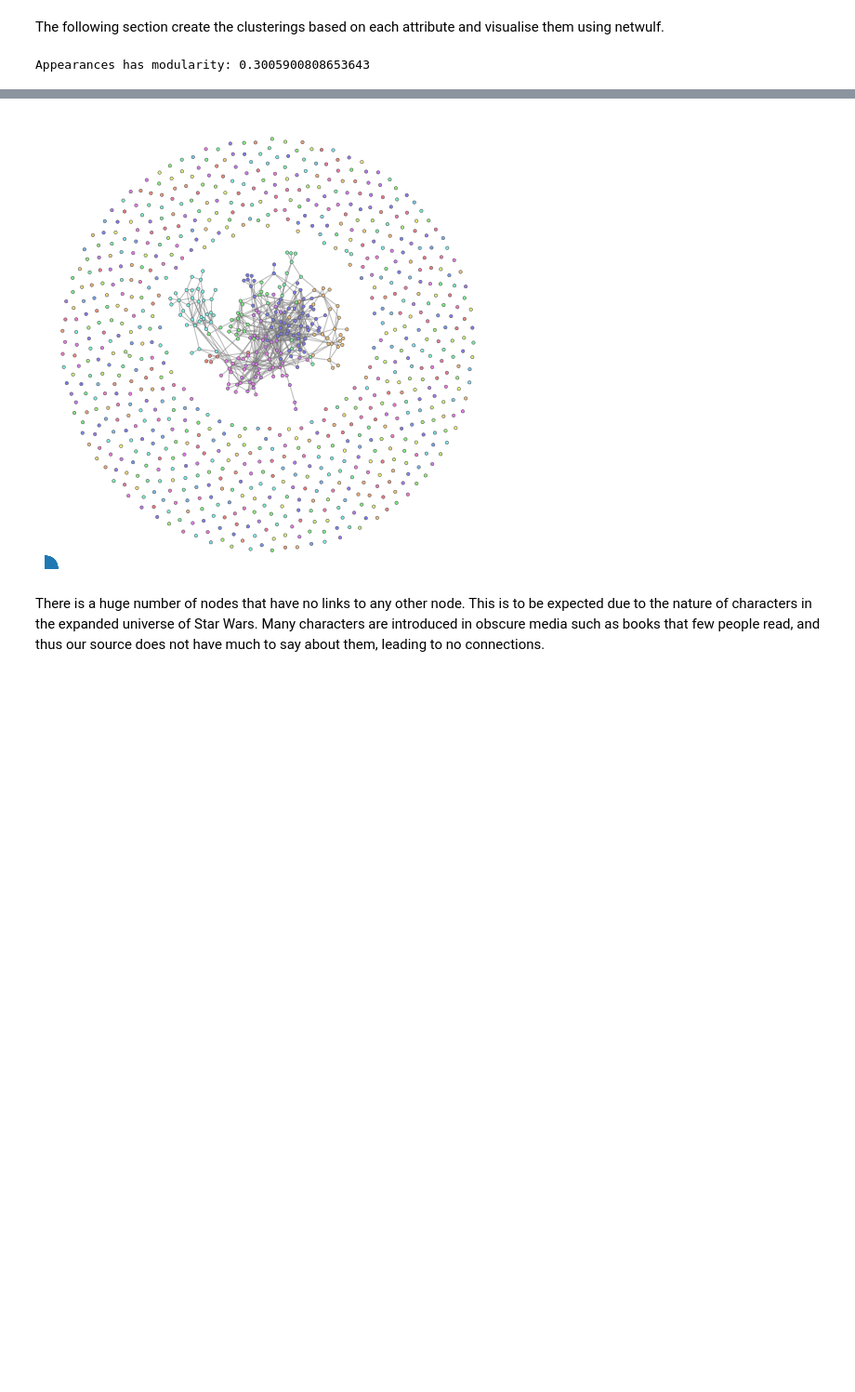
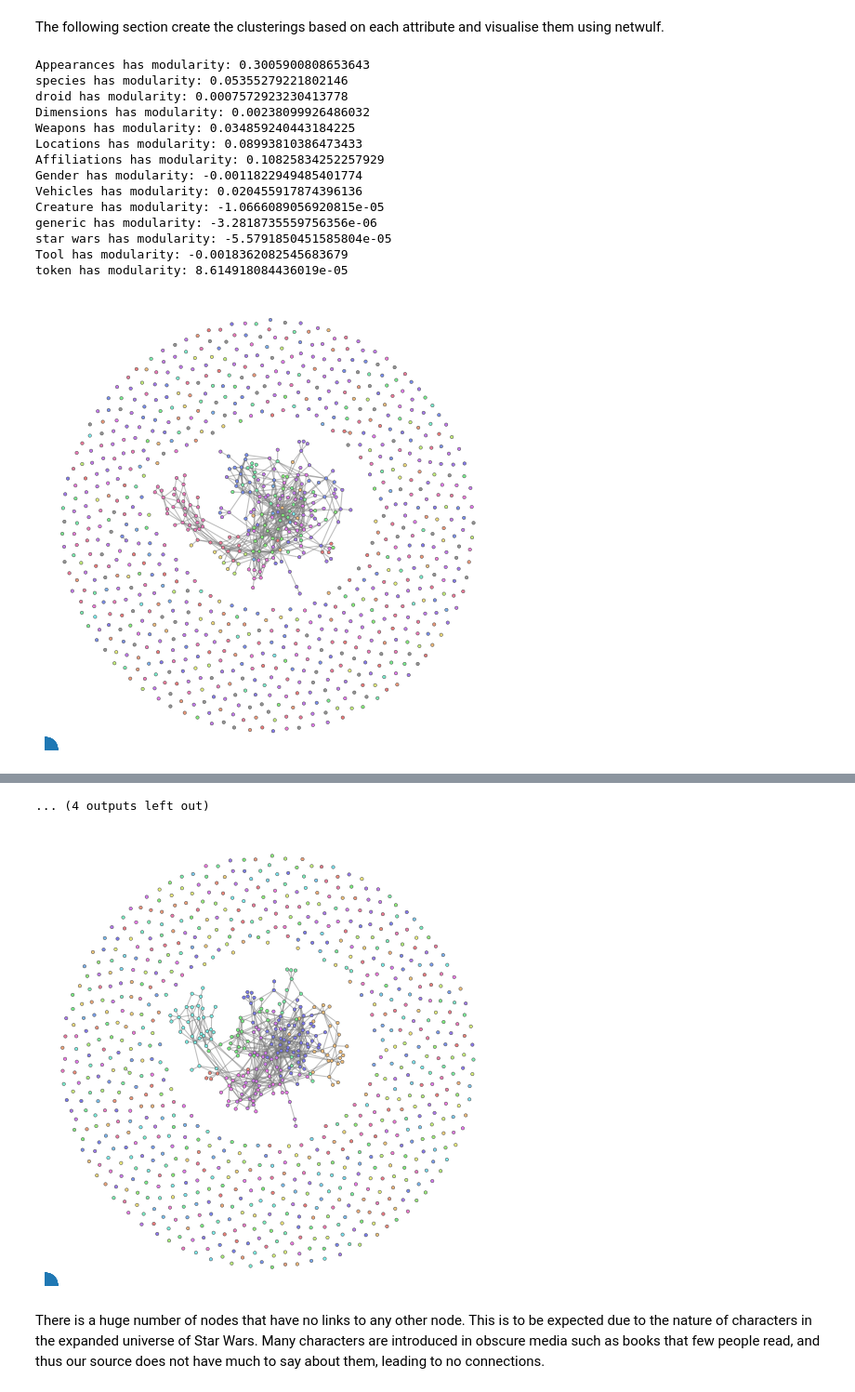
Before and after one commit to FabianScott/ComSoc, a Jupyter notebook: ProjectA/Visualise_graph.ipynb, the cells around one changed output, grey strips where cells are left out. Shown at 93% size. Cells and saved outputs as stored; diff of their text form; code cells hidden in the pictures; blank space fills up the shorter version.

```diff
--- a/ProjectA/Visualise_graph.ipynb
+++ b/ProjectA/Visualise_graph.ipynb
@@ -52,7 +52,7 @@ def generate_colors(n):
 
     return colors
 
-def graph_with_grouping(properties_dict, attribute, properties_list, Graph, return_communities=False):
+def graph_with_grouping(properties_dict, attribute, properties_list, Graph, return_communities=False, return_dict=False):
     """
     Given the dictionay of properties and the property/attribute
     of interest, along with the list of properties ordered by
@@ -70,6 +70,7 @@ def graph_with_grouping(properties_dict, attribute, properties_list, Graph, retu
     possible_values = properties_dict[attribute]
     colors_avail = generate_colors(len(possible_values))
     color_dict = {key: value for key, value in zip(possible_values, colors_avail)}
+    color_dict['None'] = (150, 150, 150)
     color_list = []
     communities = defaultdict(return_list)
 
@@ -87,13 +88,14 @@ def graph_with_grouping(properties_dict, attribute, properties_list, Graph, retu
     # zip it up into a dictionary and set it as node attribute
     dictionaryColor = dict(zip(list(Graph.nodes), color_list))
     nx.set_node_attributes(Graph, dictionaryColor, 'group')
-
+    communities = [val for val in communities.values()]
+    if return_dict:
+        return Graph, communities, color_dict
     if return_communities:
-        communities = [val for val in communities.values()]
         return Graph, communities
     return Graph
 
-def graph_with_louvain(Graph, communities):
+def graph_with_louvain(Graph, communities, return_dict=False):
     """
     Given the dictionay of properties and the property/attribute
     of interest, along with the list of properties ordered by
@@ -126,6 +128,8 @@ def graph_with_louvain(Graph, communities):
     dictionaryColor = dict(zip(list(Graph.nodes), color_list))
     nx.set_node_attributes(Graph, dictionaryColor, 'group')
 
+    if return_dict:
+        return Graph, color_dict
     return Graph
 
 def modularity(G, communities):
@@ -139,12 +143,39 @@ def modularity(G, communities):
 # %% [markdown]
 The following section create the clusterings based on each attribute and visualise them using netwulf.
 # %%
+import matplotlib.patches as mpatches
+
+color_dicts, modularities = [], []
 for attribute in properties_dict.keys():
-    G1, communities = graph_with_grouping(properties_dict, attribute, properties_list, G, return_communities=True)
+    G1, communities, color_dict = graph_with_grouping(properties_dict, attribute, properties_list, G, return_dict=True)
     network, config = nw.visualize(G1, config={'zoom':0.73, 'node charge':-15, 'node gravity': 0.7, 'post to python': True})
     nx.draw(G1)
     # nw.save(f"Graph_{attribute}.json", network, config, G1)
+    legendFig = plt.figure("Legend plot")
+    handles = [mpatches.Patch(color=np.array(val)/255, label=key) for key, val in color_dict.items()]
+    # plt.legend(handles=handles)
+    legendFig.legend(handles=handles)
+    legendFig.savefig(f'legend_{attribute}.png')
+    plt.tight_layout()
     plt.savefig(f"Graph_{attribute}.png")
-    print(f"{attribute} has modularity: {modularity(G1, communities)}")
+    modul = modularity(G1, communities)
+    print(f"{attribute} has modularity: {modul}")
+    # print(color_dict)
+    modularities.append(modul)
+    color_dicts.append(color_dict)
 # %% [output]
 Appearances has modularity: 0.3005900808653643
+species has modularity: 0.05355279221802146
+droid has modularity: 0.0007572923230413778
+Dimensions has modularity: 0.00238099926486032
+Weapons has modularity: 0.034859240443184225
+Locations has modularity: 0.08993810386473433
+Affiliations has modularity: 0.10825834252257929
+Gender has modularity: -0.0011822949485401774
+Vehicles has modularity: 0.020455917874396136
+Creature has modularity: -1.0666089056920815e-05
+generic has modularity: -3.2818735559756356e-06
+star wars has modularity: -5.5791850451585804e-05
+Tool has modularity: -0.0018362082545683679
+token has modularity: 8.614918084436019e-05
+[figure, added]
@@ -150,0 +192 @@ Appearances has modularity: 0.3005900808653643
+... (4 outputs left out)
```
Also changed, not shown: parts of 4 cells of this notebook, 29 other files.
